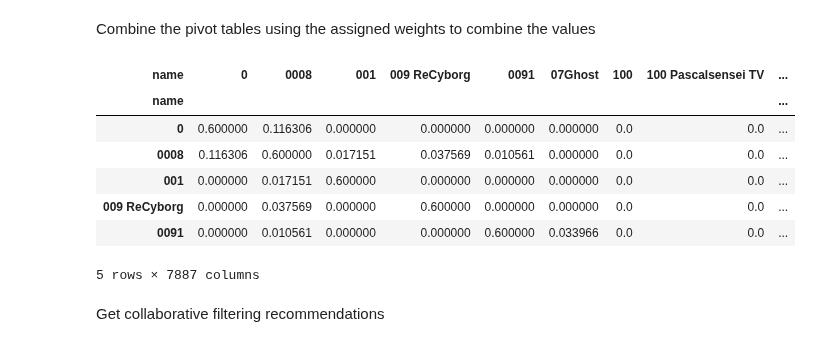
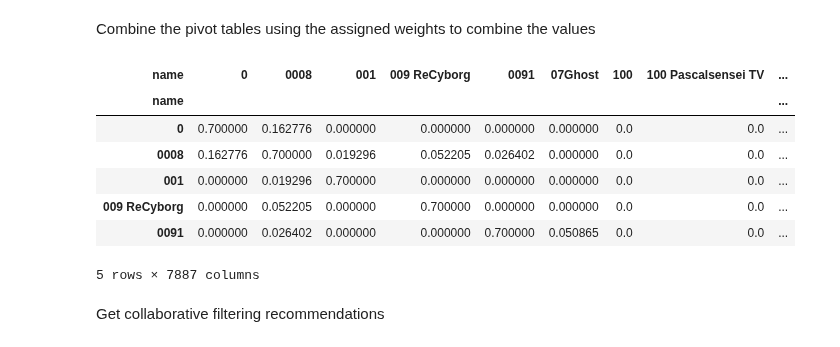
Before and after one commit to Haaris-Syed/AnimeRecommender, a Jupyter notebook: AnimeDataset-Preprocessing.ipynb, the cells around one changed output. Drawn from its saved outputs; the diff is of its cells as text; code cells hidden in the pictures.

```diff
--- a/AnimeDataset-Preprocessing.ipynb
+++ b/AnimeDataset-Preprocessing.ipynb
@@ -411,25 +411,25 @@ enjoyment_similarities_df = calculate_similarities(enjoyment_pivot)
 # %% [markdown]
 Combine the pivot tables using the assigned weights to combine the values
 # %%
-overall_weight = 0.2
-story_weight=0.2
-animation_weight=0.2
+overall_weight = 0.5
+story_weight=0.1
+animation_weight=0.1
 sound_weight=0.1
 character_weight=0.2
 enjoyment_weight=0.1
 
 combined_category_ratings_pivot = (overall_similarities_df * overall_weight) + (story_similarities_df * story_weight) + (animation_similarities_df * animation_weight)
 (sound_similarities_df * sound_weight) + (character_similarities_df * character_weight) + (enjoyment_similarities_df * enjoyment_weight)
 
 combined_category_ratings_pivot.head()
 # %% [output]
 | name | 0 | 0008 | 001 | 009 ReCyborg | 0091 | 07Ghost | 100 | 100 Pascalsensei TV | ... |
 | name |  |  |  |  |  |  |  |  | ... |
-| 0 | 0.600000 | 0.116306 | 0.000000 | 0.000000 | 0.000000 | 0.000000 | 0.0 | 0.0 | ... |
-| 0008 | 0.116306 | 0.600000 | 0.017151 | 0.037569 | 0.010561 | 0.000000 | 0.0 | 0.0 | ... |
-| 001 | 0.000000 | 0.017151 | 0.600000 | 0.000000 | 0.000000 | 0.000000 | 0.0 | 0.0 | ... |
-| 009 ReCyborg | 0.000000 | 0.037569 | 0.000000 | 0.600000 | 0.000000 | 0.000000 | 0.0 | 0.0 | ... |
-| 0091 | 0.000000 | 0.010561 | 0.000000 | 0.000000 | 0.600000 | 0.033966 | 0.0 | 0.0 | ... |
+| 0 | 0.700000 | 0.162776 | 0.000000 | 0.000000 | 0.000000 | 0.000000 | 0.0 | 0.0 | ... |
+| 0008 | 0.162776 | 0.700000 | 0.019296 | 0.052205 | 0.026402 | 0.000000 | 0.0 | 0.0 | ... |
+| 001 | 0.000000 | 0.019296 | 0.700000 | 0.000000 | 0.000000 | 0.000000 | 0.0 | 0.0 | ... |
+| 009 ReCyborg | 0.000000 | 0.052205 | 0.000000 | 0.700000 | 0.000000 | 0.000000 | 0.0 | 0.0 | ... |
+| 0091 | 0.000000 | 0.026402 | 0.000000 | 0.000000 | 0.700000 | 0.050865 | 0.0 | 0.0 | ... |
 5 rows × 7887 columns
 # %% [markdown]
 Get collaborative filtering recommendations
```
Also changed, not shown: parts of 6 cells of this notebook.
